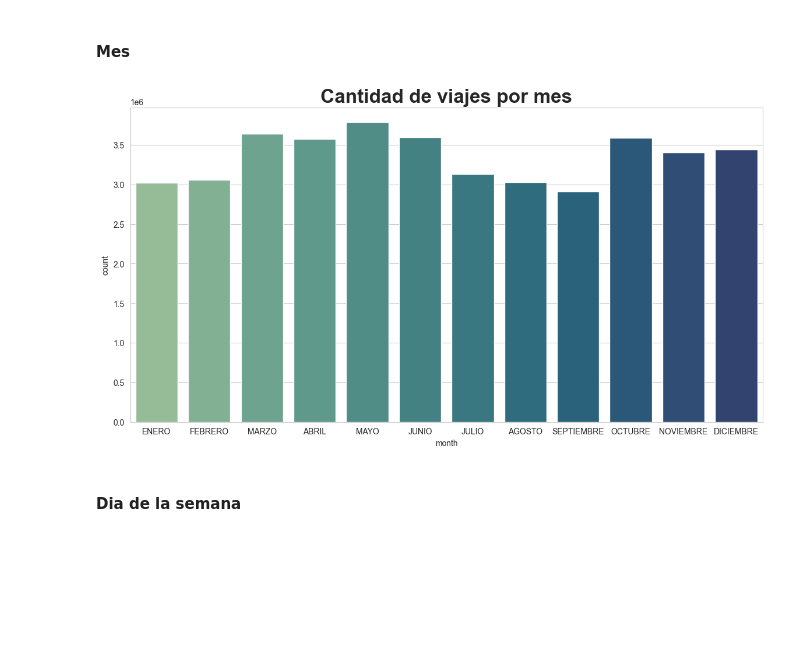
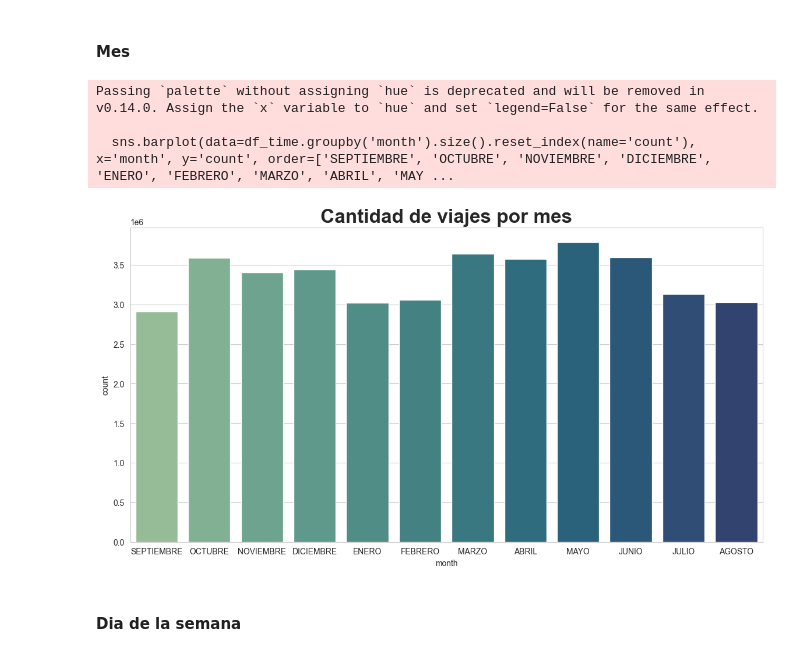
Before and after one commit to Rizo12G/Proyecto_final_henry, a Jupyter notebook: EDA/EDA_taxis.ipynb, the cells around one changed output. Drawn from its saved outputs; the diff is of its cells as text; code cells hidden in the pictures; blank space fills up the shorter version.

```diff
--- a/EDA/EDA_taxis.ipynb
+++ b/EDA/EDA_taxis.ipynb
@@ -184,6 +184,8 @@ df_time['hour'] = df_time['tpep_pickup_datetime'].dt.hour
 # %%
 df_time['duration'] = df_time['tpep_dropoff_datetime'] - df_time['tpep_pickup_datetime']
 df_time['duration'] = df_time['duration'].dt.total_seconds() / 60
+# %%
+df_time=pd.read_parquet('df_time.parquet')
 # %%
 df_time
 # %% [output]
@@ -257,12 +259,15 @@ Se encontro que para ambas fechas se tienen valores por fuera del periodo de an
 # %%
 sns.set_style("whitegrid")
 plt.figure(figsize=(14, 7))
-sns.barplot(data=df_time.groupby('month').size().reset_index(name='count'), x='month', y='count', order=['ENERO', 'FEBRERO', 'MARZO', 'ABRIL', 'MAYO', 'JUNIO',
-               'JULIO', 'AGOSTO', 'SEPTIEMBRE', 'OCTUBRE', 'NOVIEMBRE', 'DICIEMBRE'], palette='crest')
+sns.barplot(data=df_time.groupby('month').size().reset_index(name='count'), x='month', y='count', order=['SEPTIEMBRE', 'OCTUBRE', 'NOVIEMBRE', 'DICIEMBRE', 'ENERO', 'FEBRERO', 'MARZO', 'ABRIL', 'MAYO', 'JUNIO',
+               'JULIO', 'AGOSTO'], palette='crest')
 plt.title('Cantidad de viajes por mes', fontsize=24, fontweight='bold')
 plt.show()
 # %% [output]
+Passing `palette` without assigning `hue` is deprecated and will be removed in v0.14.0. Assign the `x` variable to `hue` and set `legend=False` for the same effect.
+
+  sns.barplot(data=df_time.groupby('month').size().reset_index(name='count'), x='month', y='count', order=['SEPTIEMBRE', 'OCTUBRE', 'NOVIEMBRE', 'DICIEMBRE', 'ENERO', 'FEBRERO', 'MARZO', 'ABRIL', 'MAY ...
-[figure, old version]
+[figure, new version]
 # %% [markdown]
 #### Dia de la semana
 # %%
```
Also changed, not shown: 3 other files.
